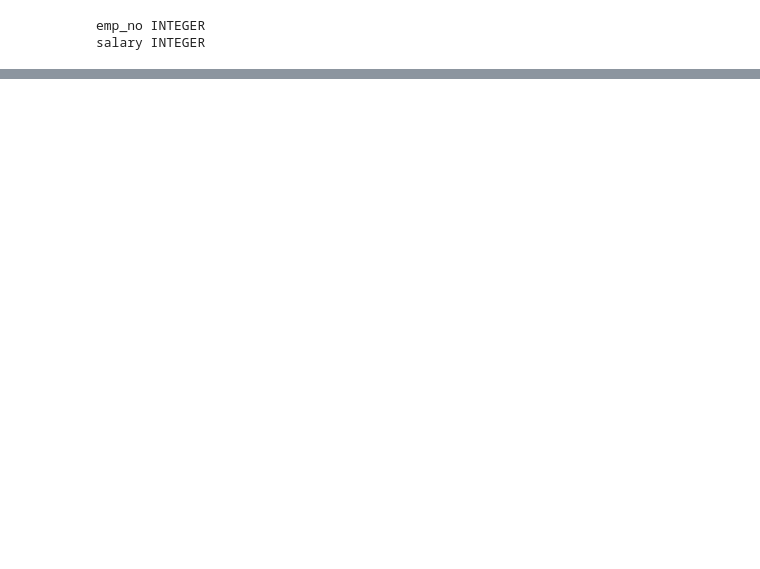
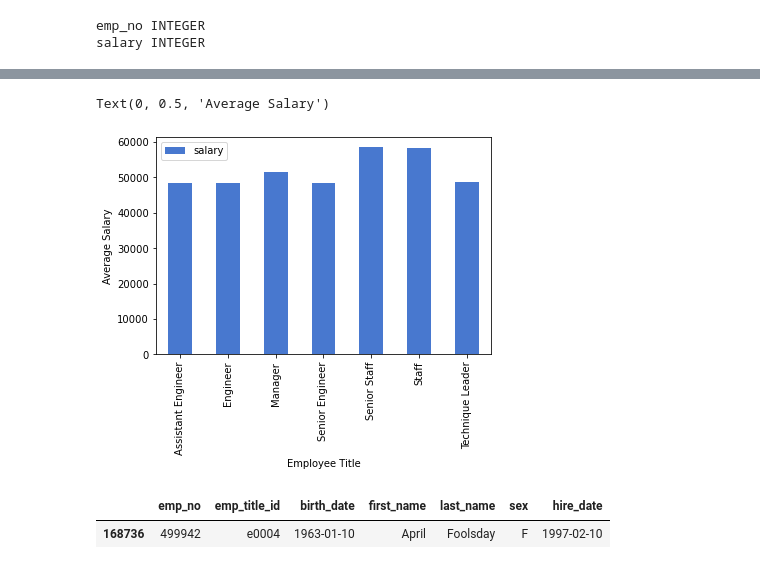
Before and after one commit to Brandy-knust/sql-challenge, a Jupyter notebook: EmployeeSQL/SQL_Bonus.ipynb, the cells around one changed output, grey strips where cells are left out. Saved outputs shown, nothing was run; the diff lists cells and outputs as text; code cells hidden in the pictures; blank space fills up the shorter version.

```diff
--- a/EmployeeSQL/SQL_Bonus.ipynb
+++ b/EmployeeSQL/SQL_Bonus.ipynb
@@ -68,0 +131,8 @@ NameError: name 'emp_id' is not defined
+# %%
+#rename title id so it matches the same information from the employees table
+title_df = title_df.rename(
+    columns={"title_id": "emp_title_id"})
+# %%
+#merge the employee and title data frames on the employee title id
+merge_emp_df = pd.merge(employee_df, title_df, on="emp_title_id")
+merge_emp_df
@@ -68,0 +153,4 @@ NameError: name 'emp_id' is not defined
+# %%
+#merge the newly merged data frame on the employee id number with the salary data frame
+merge_salary_df = pd.merge(merge_emp_df, salary_emp_df, on="emp_no")
+merge_salary_df
@@ -68,0 +171,13 @@ NameError: name 'emp_id' is not defined
+# %%
+#get just the title and salary from the final merged data frame
+salaries_BT=merge_salary_df[['title', 'salary']]
+#find the mean for the salarie grouped by the same job title
+title_salary_df = salaries_BT.groupby('title').mean()
+# %%
+#make a bar graph of the average salary by job title
+title_salary_df.plot.bar()
+plt.xlabel("Employee Title")
+plt.ylabel("Average Salary")
+# %% [output]
+Text(0, 0.5, 'Average Salary')
+[figure, added]
@@ -68,0 +187,6 @@ NameError: name 'emp_id' is not defined
+# %%
+#find my employee id number
+employee_df.loc[employee_df["emp_no"]==499942]
+# %% [output]
+|  | emp_no | emp_title_id | birth_date | first_name | last_name | sex | hire_date |
+| 168736 | 499942 | e0004 | 1963-01-10 | April | Foolsday | F | 1997-02-10 |
```
Also changed, not shown: parts of 23 cells of this notebook.
